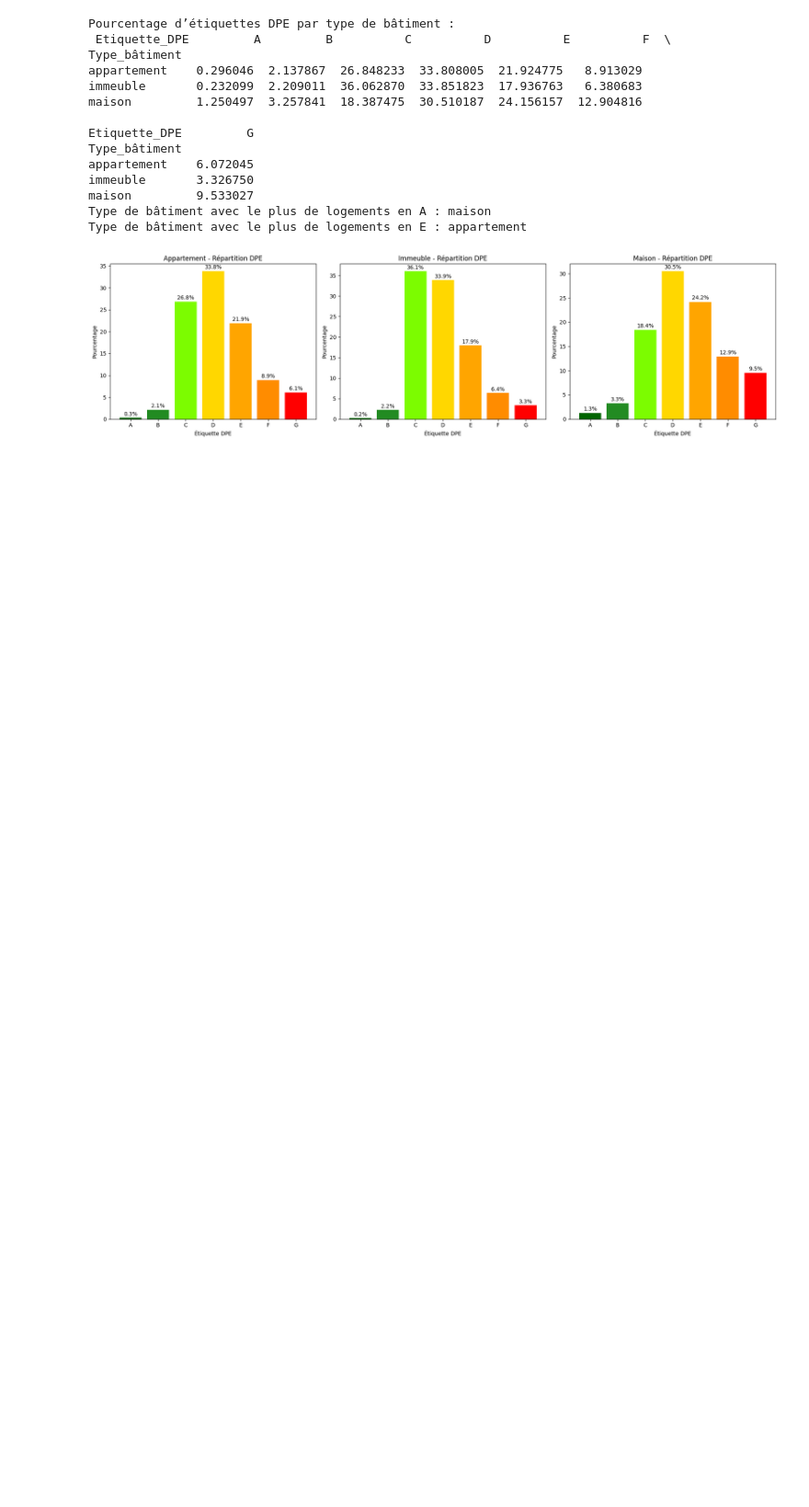
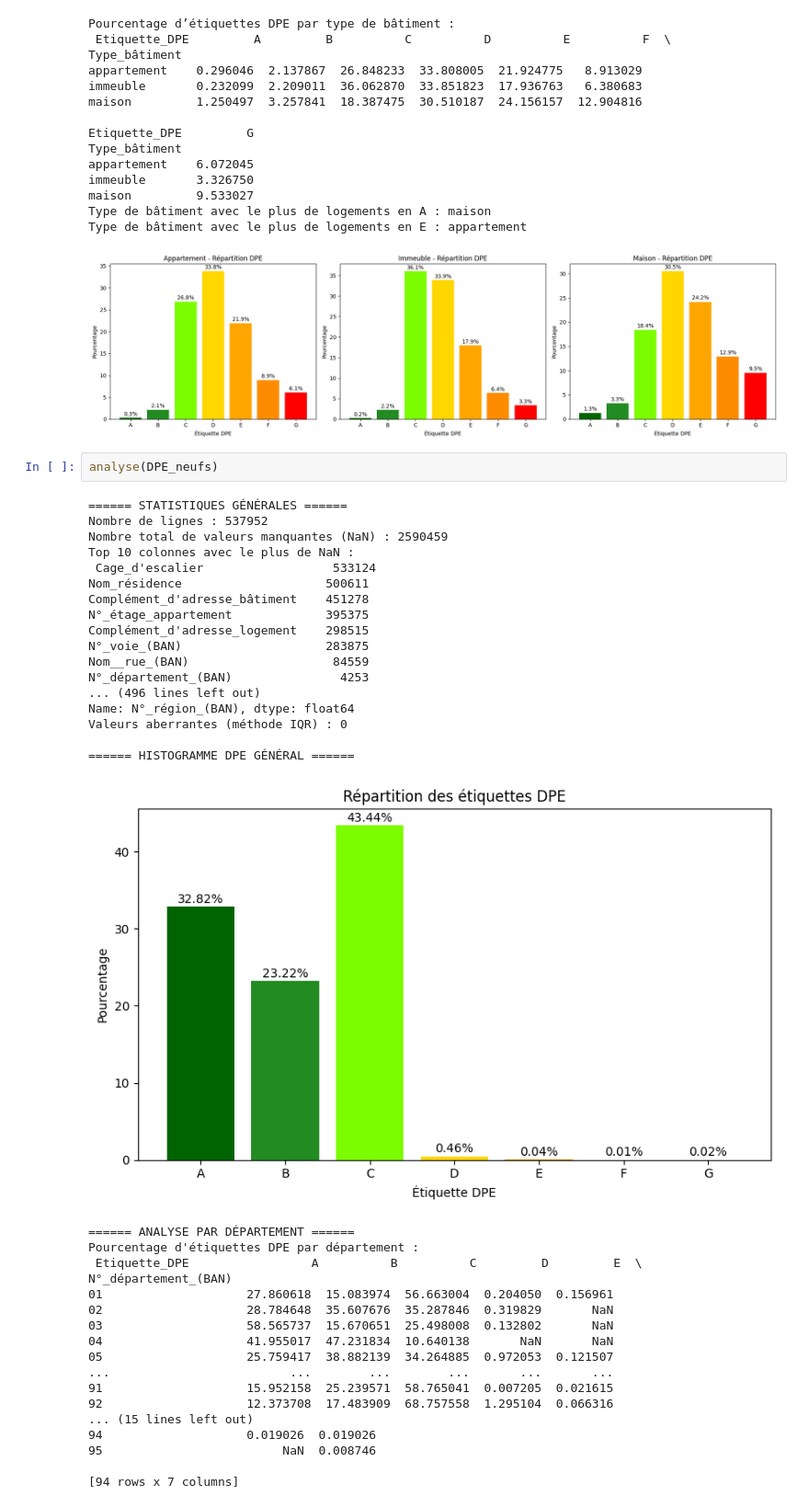
Before and after one commit to isaurepillet/STATAPP, a Jupyter notebook: analyse_données_initiales.ipynb, the cells around one changed output. Shown at 92% size. Drawn from its saved outputs; the diff is of its cells as text; blank space fills up the shorter version.

Commit message:
logements neufs

```diff
--- a/analyse_données_initiales.ipynb
+++ b/analyse_données_initiales.ipynb
@@ -231,3 +231,41 @@ maison         9.533027
 Type de bâtiment avec le plus de logements en A : maison
 Type de bâtiment avec le plus de logements en E : appartement
 [figure]
+# %%
+analyse(DPE_neufs)
+# %% [output]
+====== STATISTIQUES GÉNÉRALES ======
+Nombre de lignes : 537952
+Nombre total de valeurs manquantes (NaN) : 2590459
+Top 10 colonnes avec le plus de NaN :
+ Cage_d'escalier                  533124
+Nom_résidence                    500611
+Complément_d'adresse_bâtiment    451278
+N°_étage_appartement             395375
+Complément_d'adresse_logement    298515
+N°_voie_(BAN)                    283875
+Nom__rue_(BAN)                    84559
+N°_département_(BAN)               4253
+... (496 lines left out)
+Name: N°_région_(BAN), dtype: float64
+Valeurs aberrantes (méthode IQR) : 0
+
+====== HISTOGRAMME DPE GÉNÉRAL ======
+[figure, added]
+====== ANALYSE PAR DÉPARTEMENT ======
+Pourcentage d'étiquettes DPE par département :
+ Etiquette_DPE                 A          B          C         D         E  \
+N°_département_(BAN)
+01                    27.860618  15.083974  56.663004  0.204050  0.156961
+02                    28.784648  35.607676  35.287846  0.319829       NaN
+03                    58.565737  15.670651  25.498008  0.132802       NaN
+04                    41.955017  47.231834  10.640138       NaN       NaN
+05                    25.759417  38.882139  34.264885  0.972053  0.121507
+...                         ...        ...        ...       ...       ...
+91                    15.952158  25.239571  58.765041  0.007205  0.021615
+92                    12.373708  17.483909  68.757558  1.295104  0.066316
+... (15 lines left out)
+94                    0.019026  0.019026
+95                         NaN  0.008746
+
+[94 rows x 7 columns]
```
Also changed, not shown: parts of 1 cell of this notebook, 1 other file.
